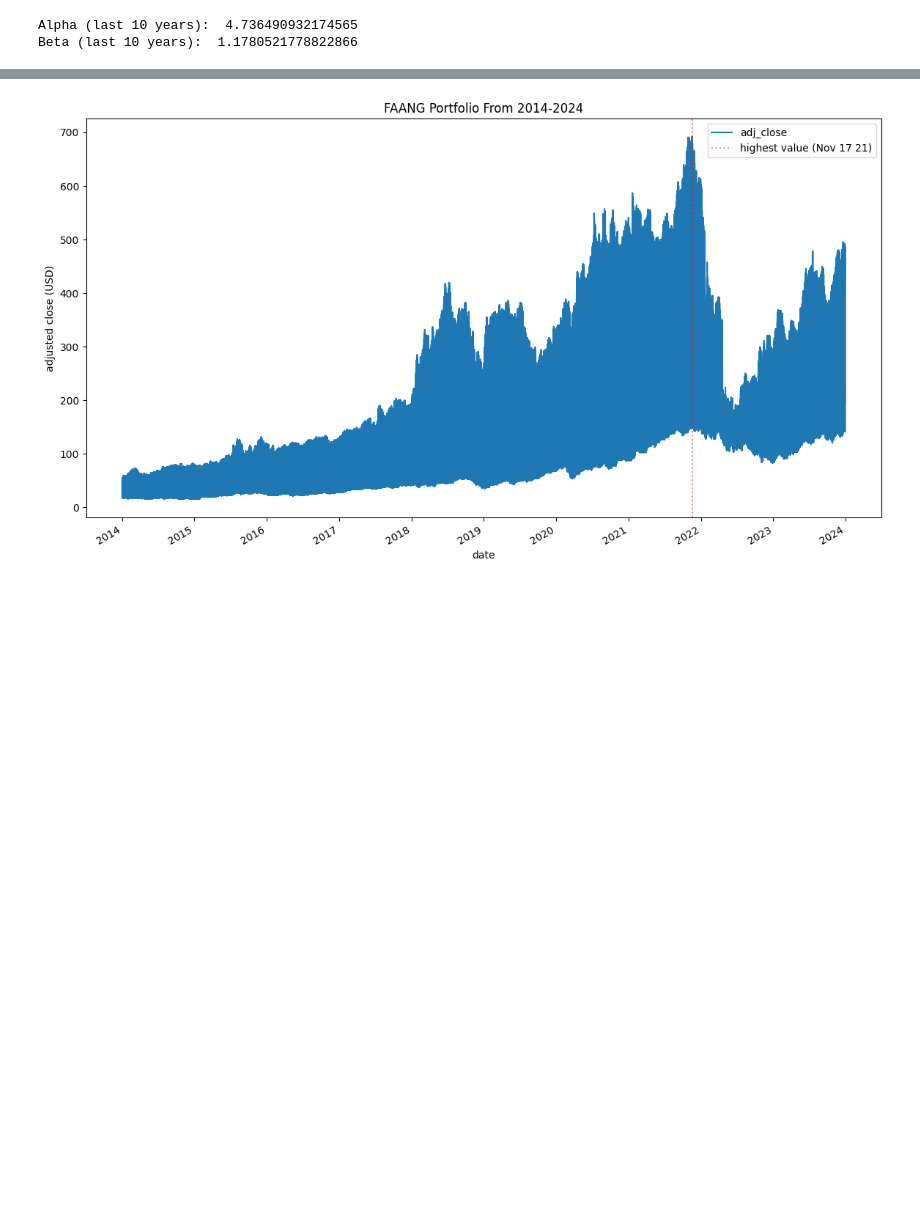
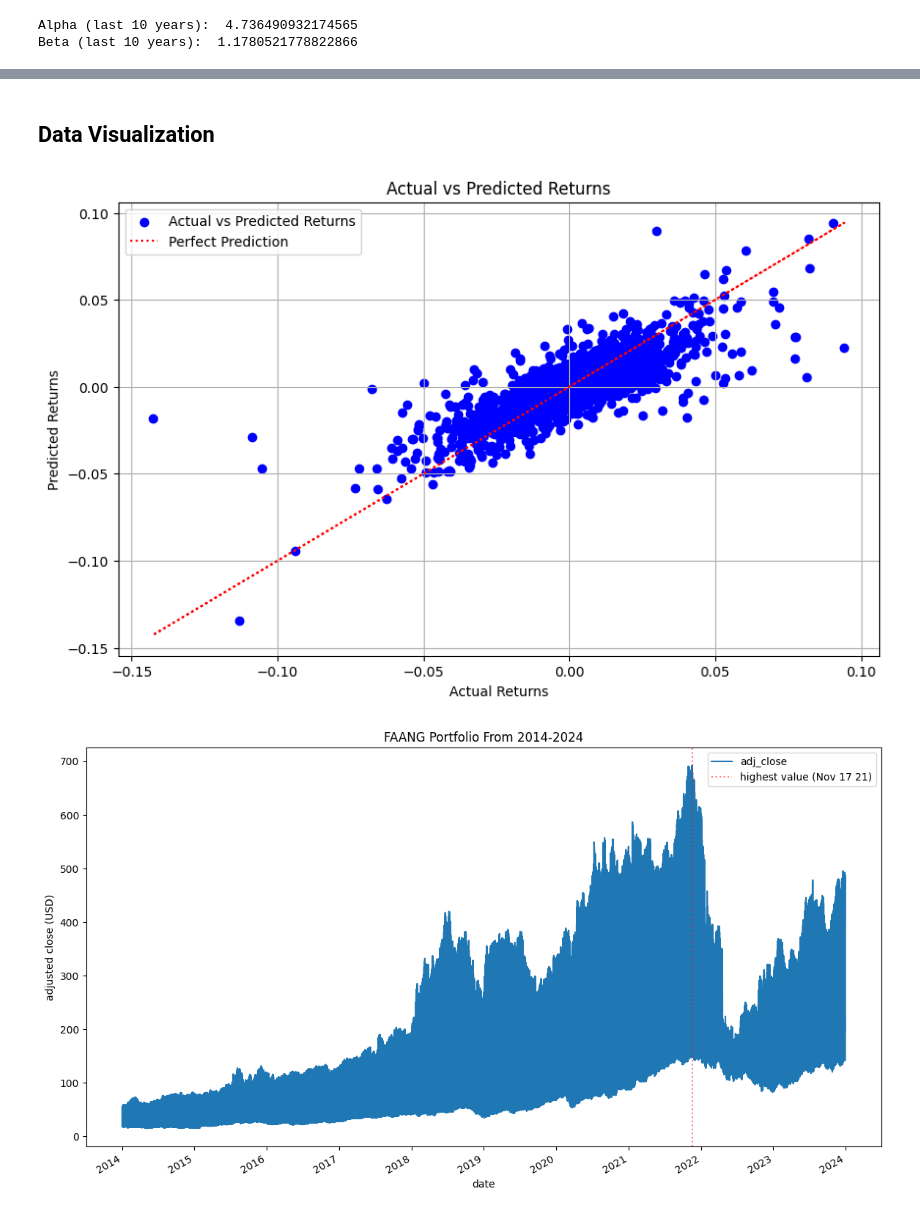
Before and after one commit to joshhzheng/Portfolio-Analysis, a Jupyter notebook: analysis.ipynb, the cells around one changed output, grey strips where cells are left out. Saved outputs shown, nothing was run; the diff lists cells and outputs as text; code cells hidden in the pictures; blank space fills up the shorter version.

Commit message:
updated model

```diff
--- a/analysis.ipynb
+++ b/analysis.ipynb
@@ -66,3 +63,9 @@ print("Beta (last 10 years): ", fbeta)
 # %% [output]
 Alpha (last 10 years):  4.736490932174565
 Beta (last 10 years):  1.1780521778822866
+# %%
+# get Fama French Five Factor Model Data
+famafrench = pd.read_csv('famafrench_data/F-F_Research_Data_5_Factors_2x3_daily.CSV', skiprows=3, index_col=0)
+famafrench['date'] = pd.to_datetime(df.index, format='%Y%m%d')
+famafrench.set_index('date', inplace=True)
+famafrench.tail()
@@ -68,0 +90,5 @@ Beta (last 10 years):  1.1780521778822866
+# %%
+# merge the dataframes based on the date index
+merged_data = famafrench.join(faang_portfolio['daily_return'], how='inner')
+merged_data.to_csv('portfolio_data/merged_data.csv')
+merged_data.tail()
@@ -68,0 +103,4 @@ Beta (last 10 years):  1.1780521778822866
+# %%
+# clean data
+merged_data = merged_data.dropna()
+print(merged_data.isnull().sum())
@@ -68,0 +116,11 @@ Beta (last 10 years):  1.1780521778822866
+# %%
+# Step 2: Prepare the data
+X = merged_data[['Mkt-RF', 'SMB', 'HML', 'RMW', 'CMA']]
+X = sm.add_constant(X)
+y = merged_data['daily_return']
+
+# Step 3: Fit the regression model
+model = sm.OLS(y, X).fit()
+
+# Step 4: Print regression results
+print(model.summary())
@@ -69,3 +145,17 @@ Beta (last 10 years):  1.1780521778822866
+# %% [markdown]
+## Data Visualization
+# %%
+plt.figure(figsize=(10, 6))
+plt.scatter(y, model.predict(X), color='blue', label='Actual vs Predicted Returns')
+plt.plot(y, y, color='red', linestyle=':', label='Perfect Prediction')
+plt.title('Actual vs Predicted Returns')
+plt.xlabel('Actual Returns')
+plt.ylabel('Predicted Returns')
+plt.legend()
+plt.grid(True)
+plt.show()
+# %% [output]
+[figure, added]
 # %%
 faang_visualizer = StockVisualizer(faang)
 
```
Also changed, not shown: parts of 11 cells of this notebook, 3 other files.
